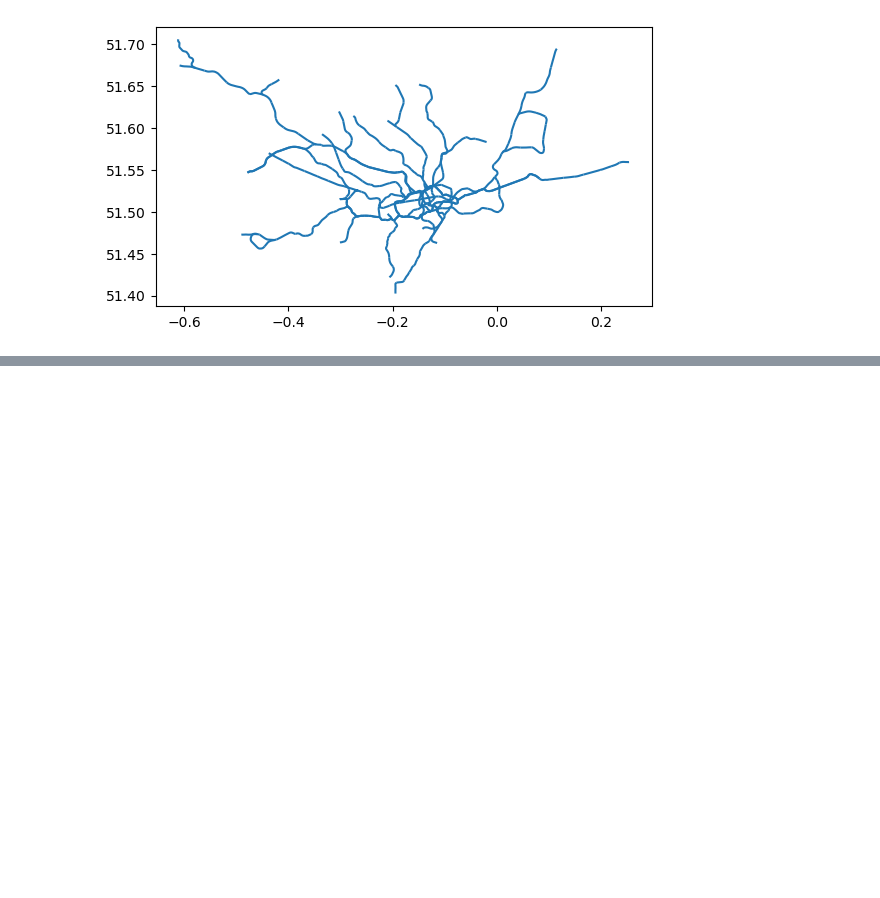
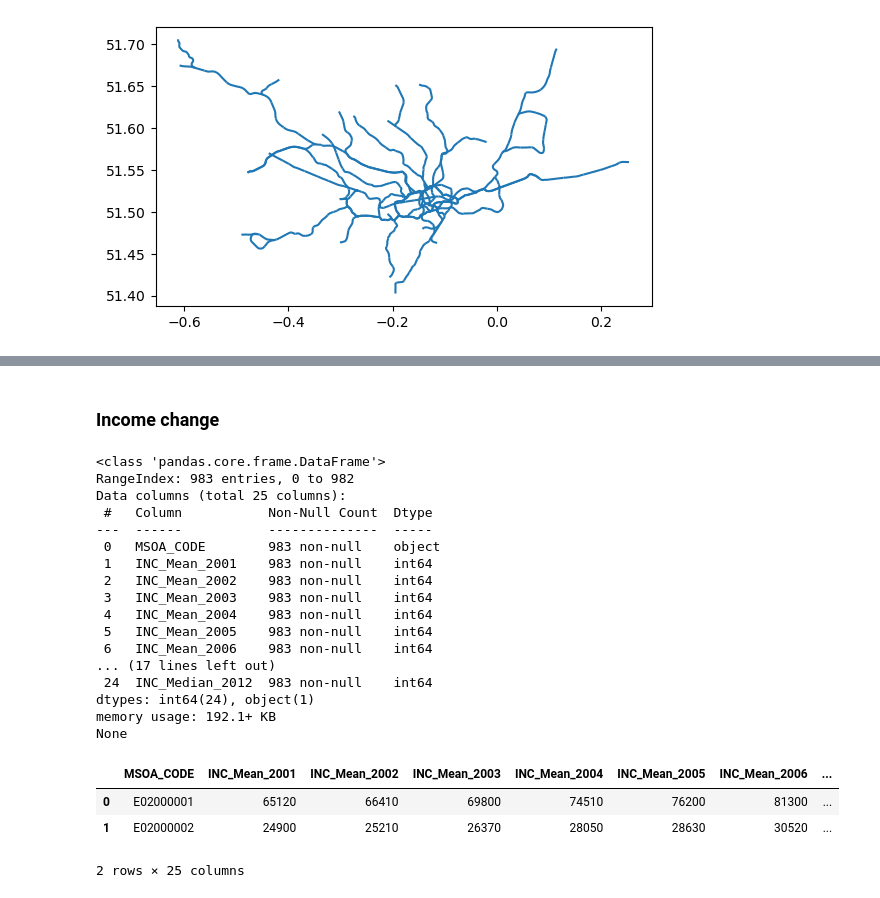
Before and after one commit to X-Fan-Jack/tube-empower-london-regeneration, a Jupyter notebook: data/0_data_factory.ipynb, the cells around one changed output, grey strips where cells are left out. Saved outputs shown, nothing was run; the diff lists cells and outputs as text; code cells hidden in the pictures; blank space fills up the shorter version.

```diff
--- a/data/0_data_factory.ipynb
+++ b/data/0_data_factory.ipynb
@@ -205,0 +296,28 @@ london_tube.to_file('london_tube.geojson', driver='GeoJSON')
+# %% [markdown]
+### Income change
+# %%
+# csv_income
+print(csv_income.info())
+csv_income.head(2)
+# %% [output]
+<class 'pandas.core.frame.DataFrame'>
+RangeIndex: 983 entries, 0 to 982
+Data columns (total 25 columns):
+ #   Column           Non-Null Count  Dtype
+---  ------           --------------  -----
+ 0   MSOA_CODE        983 non-null    object
+ 1   INC_Mean_2001    983 non-null    int64
+ 2   INC_Mean_2002    983 non-null    int64
+ 3   INC_Mean_2003    983 non-null    int64
+ 4   INC_Mean_2004    983 non-null    int64
+ 5   INC_Mean_2005    983 non-null    int64
+ 6   INC_Mean_2006    983 non-null    int64
+... (17 lines left out)
+ 24  INC_Median_2012  983 non-null    int64
+dtypes: int64(24), object(1)
+memory usage: 192.1+ KB
+None
+|  | MSOA_CODE | INC_Mean_2001 | INC_Mean_2002 | INC_Mean_2003 | INC_Mean_2004 | INC_Mean_2005 | INC_Mean_2006 | ... |
+| 0 | E02000001 | 65120 | 66410 | 69800 | 74510 | 76200 | 81300 | ... |
+| 1 | E02000002 | 24900 | 25210 | 26370 | 28050 | 28630 | 30520 | ... |
+2 rows × 25 columns
```
Also changed, not shown: parts of 21 cells of this notebook, 2 other files.
